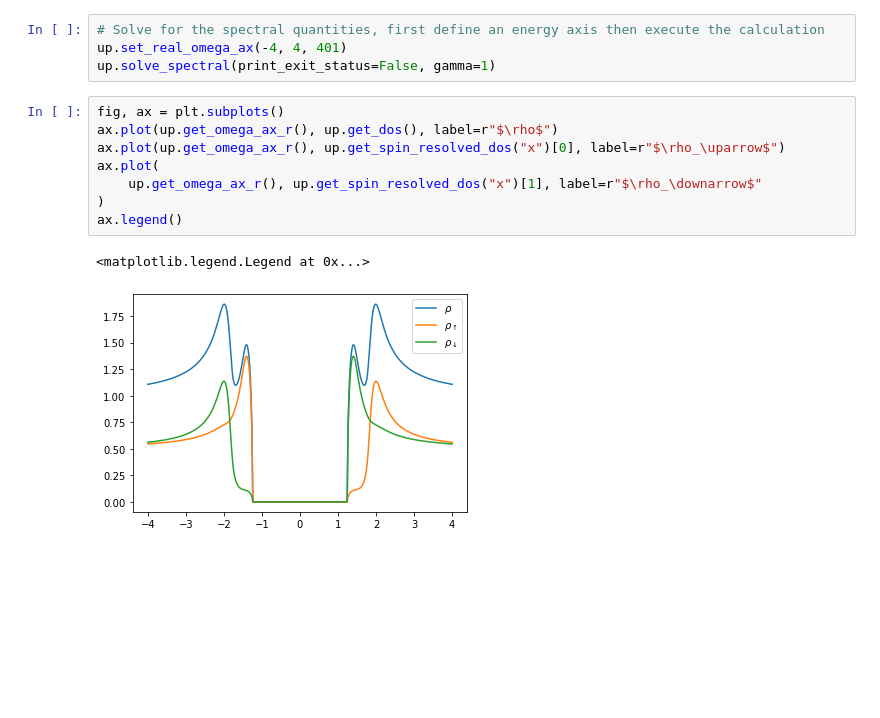
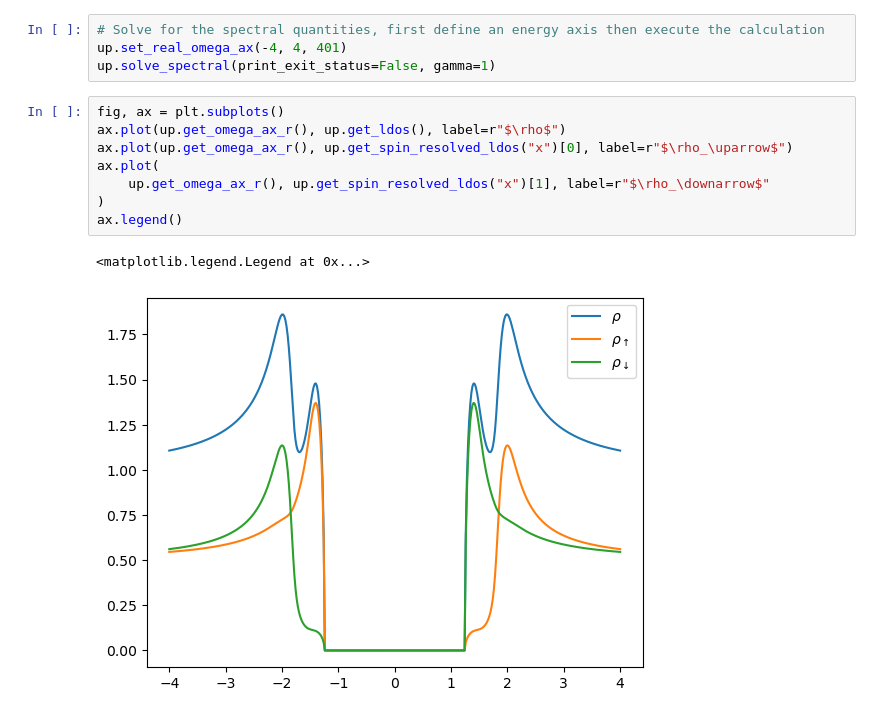
Before and after one commit to maiani/pyusadel, a Jupyter notebook: docs/examples/usadel_0D.ipynb, the cells around one changed output. Cells and saved outputs as stored; diff of their text form; blank space fills up the shorter version.

Commit message:
Added spin-polarization
- Add the function for finite-temperature spin-polarization.
- Fix the update_params function.
- Renamed some functions to be more physically accurate.

```diff
--- a/docs/examples/usadel_0D.ipynb
+++ b/docs/examples/usadel_0D.ipynb
@@ -58,14 +58,14 @@ up.set_real_omega_ax(-4, 4, 401)
 up.solve_spectral(print_exit_status=False, gamma=1)
 # %%
 fig, ax = plt.subplots()
-ax.plot(up.get_omega_ax_r(), up.get_dos(), label=r"$\rho$")
-ax.plot(up.get_omega_ax_r(), up.get_spin_resolved_dos("x")[0], label=r"$\rho_\uparrow$")
+ax.plot(up.get_omega_ax_r(), up.get_ldos(), label=r"$\rho$")
+ax.plot(up.get_omega_ax_r(), up.get_spin_resolved_ldos("x")[0], label=r"$\rho_\uparrow$")
 ax.plot(
-    up.get_omega_ax_r(), up.get_spin_resolved_dos("x")[1], label=r"$\rho_\downarrow$"
+    up.get_omega_ax_r(), up.get_spin_resolved_ldos("x")[1], label=r"$\rho_\downarrow$"
 )
 ax.legend()
 # %% [output]
 <matplotlib.legend.Legend at 0x...>
-[figure, old version]
+[figure, new version]
 # %%
 fig, ax = plt.subplots()
```
Also changed, not shown: parts of 1 cell of this notebook, 5 other files.
